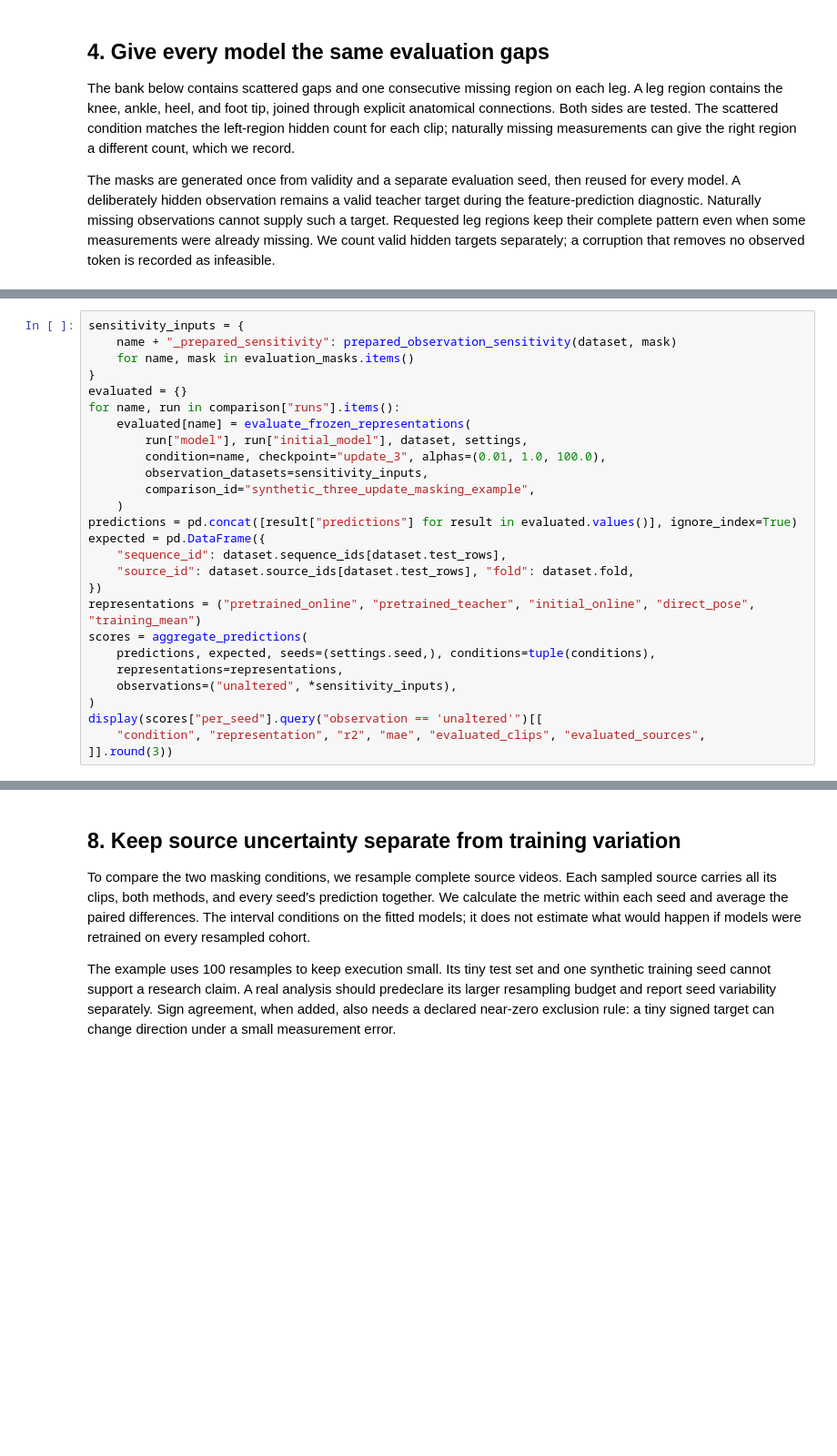
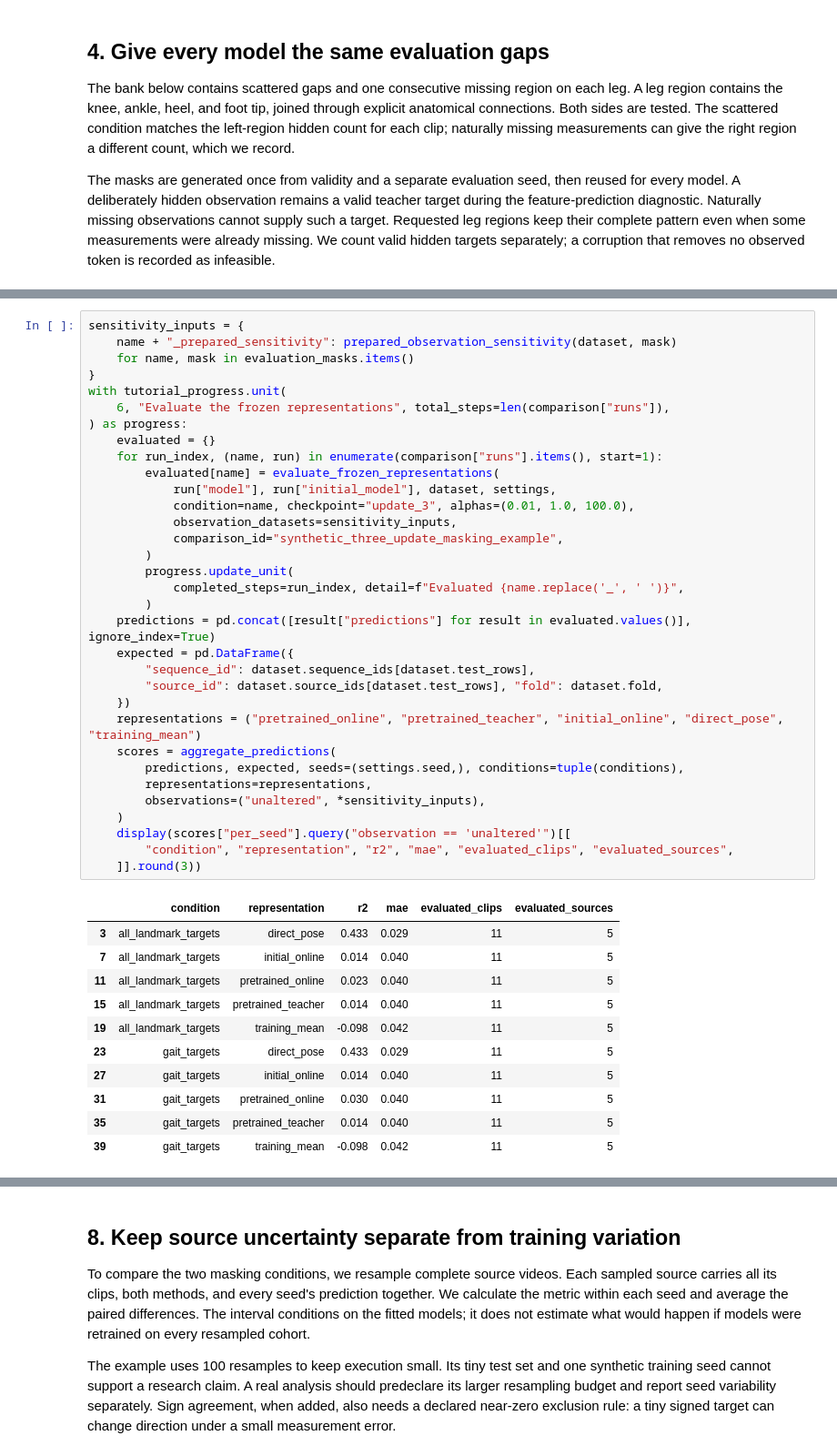
Before and after one commit to brilliantbeaver/alexpose, a Jupyter notebook: experiments/sjepa/gavd5-drift/neurips-laterality/13_masking_encoder_and_predictor_evaluation.ipynb, the cells around one changed output, grey strips where cells are left out. Shown at 91% size. Drawn from its saved outputs; the diff is of its cells as text; blank space fills up the shorter version.

```diff
--- a/experiments/sjepa/gavd5-drift/neurips-laterality/13_masking_encoder_and_predictor_evaluation.ipynb
+++ b/experiments/sjepa/gavd5-drift/neurips-laterality/13_masking_encoder_and_predictor_evaluation.ipynb
@@ -280,28 +399,46 @@ removal before input preparation.
 # %%
 sensitivity_inputs = {
     name + "_prepared_sensitivity": prepared_observation_sensitivity(dataset, mask)
     for name, mask in evaluation_masks.items()
 }
-evaluated = {}
-for name, run in comparison["runs"].items():
-    evaluated[name] = evaluate_frozen_representations(
-        run["model"], run["initial_model"], dataset, settings,
-        condition=name, checkpoint="update_3", alphas=(0.01, 1.0, 100.0),
-        observation_datasets=sensitivity_inputs,
-        comparison_id="synthetic_three_update_masking_example",
+with tutorial_progress.unit(
+    6, "Evaluate the frozen representations", total_steps=len(comparison["runs"]),
+) as progress:
+    evaluated = {}
+    for run_index, (name, run) in enumerate(comparison["runs"].items(), start=1):
+        evaluated[name] = evaluate_frozen_representations(
+            run["model"], run["initial_model"], dataset, settings,
+            condition=name, checkpoint="update_3", alphas=(0.01, 1.0, 100.0),
+            observation_datasets=sensitivity_inputs,
+            comparison_id="synthetic_three_update_masking_example",
+        )
+        progress.update_unit(
+            completed_steps=run_index, detail=f"Evaluated {name.replace('_', ' ')}",
+        )
+    predictions = pd.concat([result["predictions"] for result in evaluated.values()], ignore_index=True)
+    expected = pd.DataFrame({
+        "sequence_id": dataset.sequence_ids[dataset.test_rows],
+        "source_id": dataset.source_ids[dataset.test_rows], "fold": dataset.fold,
+    })
+    representations = ("pretrained_online", "pretrained_teacher", "initial_online", "direct_pose", "training_mean")
+    scores = aggregate_predictions(
+        predictions, expected, seeds=(settings.seed,), conditions=tuple(conditions),
+        representations=representations,
+        observations=("unaltered", *sensitivity_inputs),
     )
-predictions = pd.concat([result["predictions"] for result in evaluated.values()], ignore_index=True)
-expected = pd.DataFrame({
-    "sequence_id": dataset.sequence_ids[dataset.test_rows],
-    "source_id": dataset.source_ids[dataset.test_rows], "fold": dataset.fold,
-})
-representations = ("pretrained_online", "pretrained_teacher", "initial_online", "direct_pose", "training_mean")
-scores = aggregate_predictions(
-    predictions, expected, seeds=(settings.seed,), conditions=tuple(conditions),
-    representations=representations,
-    observations=("unaltered", *sensitivity_inputs),
-)
-display(scores["per_seed"].query("observation == 'unaltered'")[[
-    "condition", "representation", "r2", "mae", "evaluated_clips", "evaluated_sources",
-]].round(3))
+    display(scores["per_seed"].query("observation == 'unaltered'")[[
+        "condition", "representation", "r2", "mae", "evaluated_clips", "evaluated_sources",
+    ]].round(3))
+# %% [output]
+|  | condition | representation | r2 | mae | evaluated_clips | evaluated_sources |
+| 3 | all_landmark_targets | direct_pose | 0.433 | 0.029 | 11 | 5 |
+| 7 | all_landmark_targets | initial_online | 0.014 | 0.040 | 11 | 5 |
+| 11 | all_landmark_targets | pretrained_online | 0.023 | 0.040 | 11 | 5 |
+| 15 | all_landmark_targets | pretrained_teacher | 0.014 | 0.040 | 11 | 5 |
+| 19 | all_landmark_targets | training_mean | -0.098 | 0.042 | 11 | 5 |
+| 23 | gait_targets | direct_pose | 0.433 | 0.029 | 11 | 5 |
+| 27 | gait_targets | initial_online | 0.014 | 0.040 | 11 | 5 |
+| 31 | gait_targets | pretrained_online | 0.030 | 0.040 | 11 | 5 |
+| 35 | gait_targets | pretrained_teacher | 0.014 | 0.040 | 11 | 5 |
+| 39 | gait_targets | training_mean | -0.098 | 0.042 | 11 | 5 |
 # %% [markdown]
```
Also changed, not shown: parts of 23 cells of this notebook, 31 other files.
